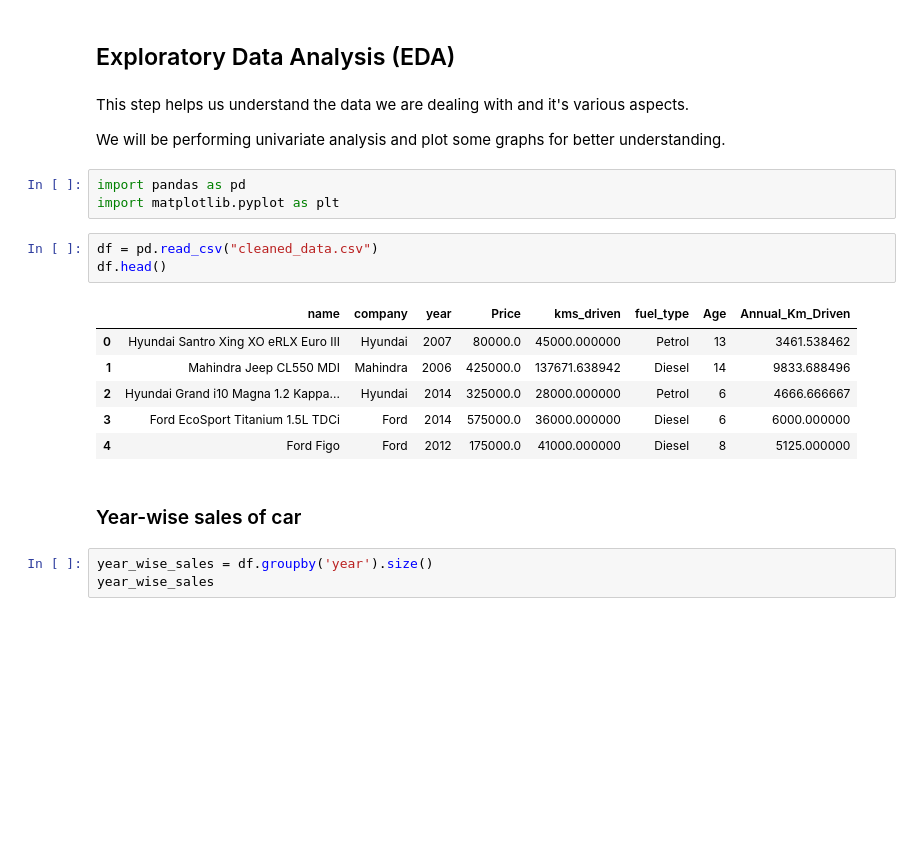
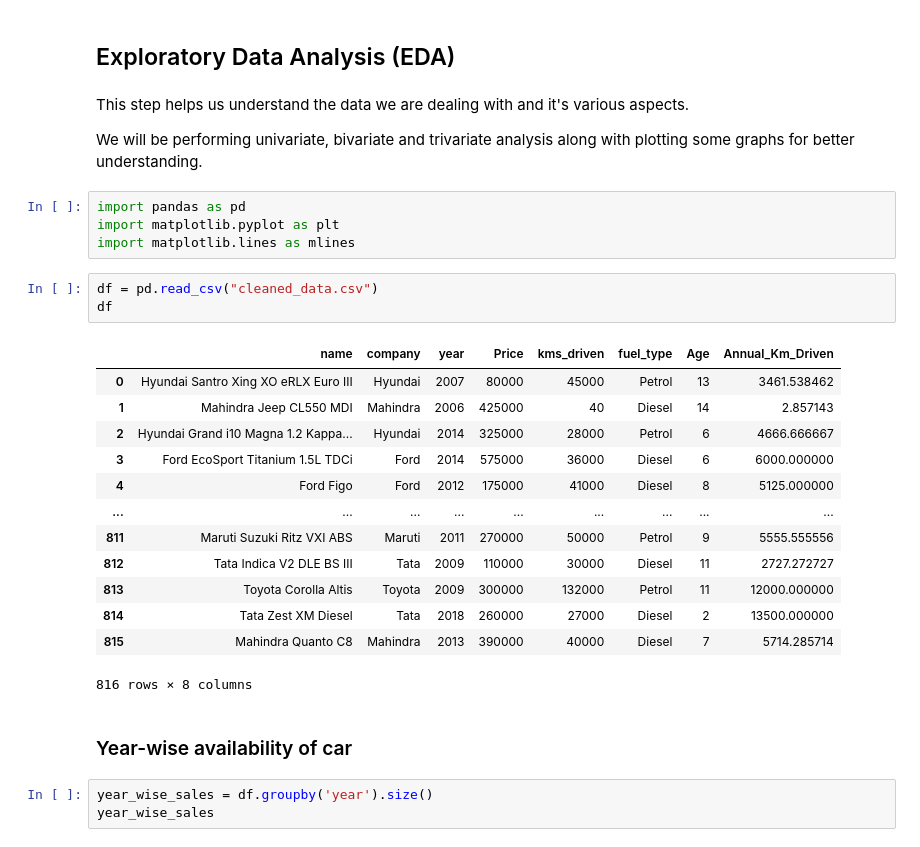
Before and after one commit to MrJ-2k04/MCA-Sem-2-Project, a Jupyter notebook: 2) EDA_Visualisations.ipynb, the cells around one changed output. Drawn from its saved outputs; the diff is of its cells as text; blank space fills up the shorter version.

```diff
--- a/2) EDA_Visualisations.ipynb
+++ b/2) EDA_Visualisations.ipynb
@@ -8,22 +8,30 @@ Leveraging regression model, it provides data-driven insights to help buyers and
 # %% [markdown]
 This step helps us understand the data we are dealing with and it's various aspects.
 
-We will be performing univariate analysis and plot some graphs for better understanding.
+We will be performing univariate, bivariate and trivariate analysis along with plotting some graphs for better understanding.
 # %%
 import pandas as pd
 import matplotlib.pyplot as plt
+import matplotlib.lines as mlines
 # %%
 df = pd.read_csv("cleaned_data.csv")
-df.head()
+df
 # %% [output]
 |  | name | company | year | Price | kms_driven | fuel_type | Age | Annual_Km_Driven |
-| 0 | Hyundai Santro Xing XO eRLX Euro III | Hyundai | 2007 | 80000.0 | 45000.000000 | Petrol | 13 | 3461.538462 |
-| 1 | Mahindra Jeep CL550 MDI | Mahindra | 2006 | 425000.0 | 137671.638942 | Diesel | 14 | 9833.688496 |
-| 2 | Hyundai Grand i10 Magna 1.2 Kappa... | Hyundai | 2014 | 325000.0 | 28000.000000 | Petrol | 6 | 4666.666667 |
-| 3 | Ford EcoSport Titanium 1.5L TDCi | Ford | 2014 | 575000.0 | 36000.000000 | Diesel | 6 | 6000.000000 |
-| 4 | Ford Figo | Ford | 2012 | 175000.0 | 41000.000000 | Diesel | 8 | 5125.000000 |
+| 0 | Hyundai Santro Xing XO eRLX Euro III | Hyundai | 2007 | 80000 | 45000 | Petrol | 13 | 3461.538462 |
+| 1 | Mahindra Jeep CL550 MDI | Mahindra | 2006 | 425000 | 40 | Diesel | 14 | 2.857143 |
+| 2 | Hyundai Grand i10 Magna 1.2 Kappa... | Hyundai | 2014 | 325000 | 28000 | Petrol | 6 | 4666.666667 |
+| 3 | Ford EcoSport Titanium 1.5L TDCi | Ford | 2014 | 575000 | 36000 | Diesel | 6 | 6000.000000 |
+| 4 | Ford Figo | Ford | 2012 | 175000 | 41000 | Diesel | 8 | 5125.000000 |
+| ... | ... | ... | ... | ... | ... | ... | ... | ... |
+| 811 | Maruti Suzuki Ritz VXI ABS | Maruti | 2011 | 270000 | 50000 | Petrol | 9 | 5555.555556 |
+| 812 | Tata Indica V2 DLE BS III | Tata | 2009 | 110000 | 30000 | Diesel | 11 | 2727.272727 |
+| 813 | Toyota Corolla Altis | Toyota | 2009 | 300000 | 132000 | Petrol | 11 | 12000.000000 |
+| 814 | Tata Zest XM Diesel | Tata | 2018 | 260000 | 27000 | Diesel | 2 | 13500.000000 |
+| 815 | Mahindra Quanto C8 | Mahindra | 2013 | 390000 | 40000 | Diesel | 7 | 5714.285714 |
+816 rows × 8 columns
 # %% [markdown]
-### Year-wise sales of car
+### Year-wise availability of car
 # %%
 year_wise_sales = df.groupby('year').size()
 year_wise_sales
```
Also changed, not shown: parts of 12 cells of this notebook, 2 other files.
